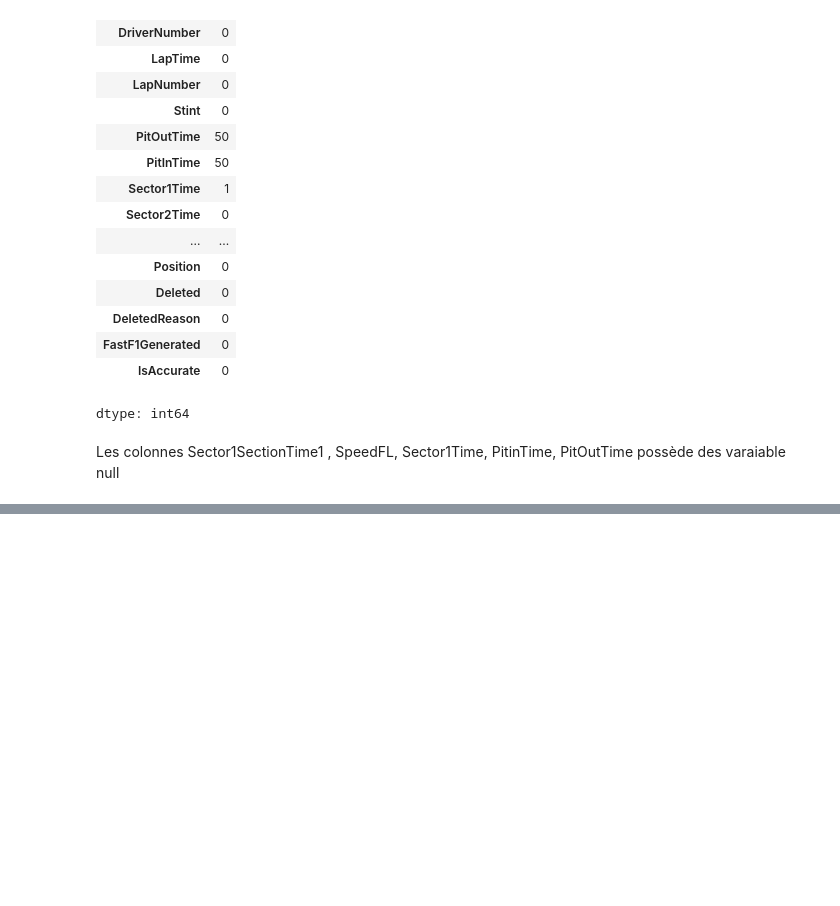
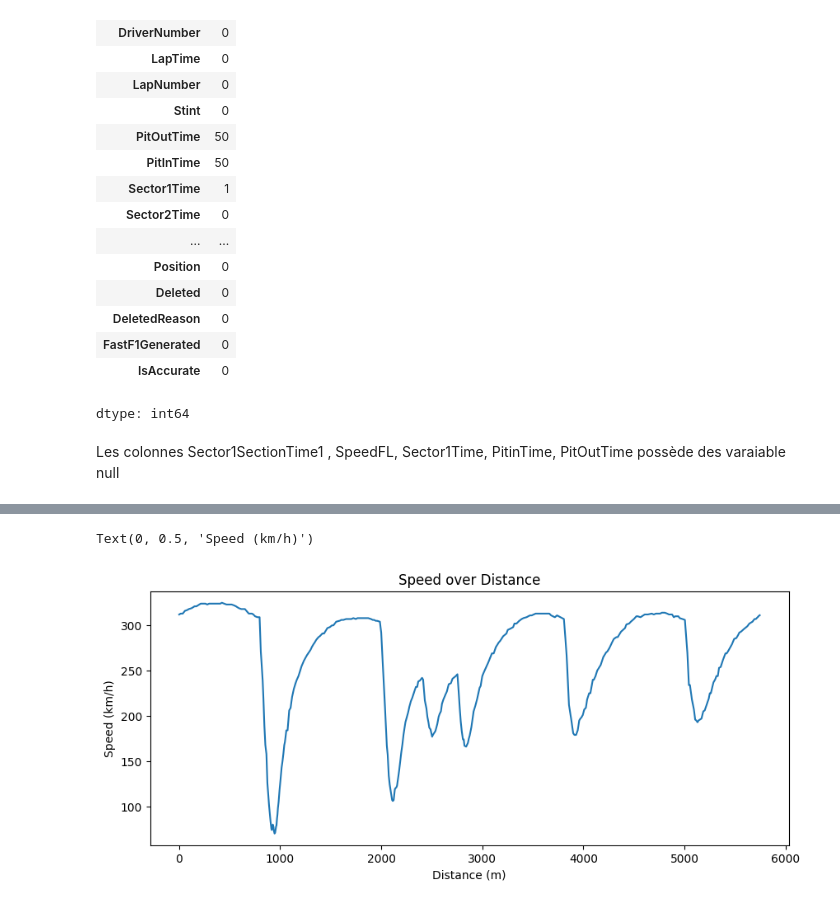
Before and after one commit to Joffreynotfound/F1-Visualizer, a Jupyter notebook: MVP/notebooks/EDA_Fastf1.ipynb, the cells around one changed output, grey strips where cells are left out. Cells and saved outputs as stored; diff of their text form; code cells hidden in the pictures; blank space fills up the shorter version.

```diff
--- a/MVP/notebooks/EDA_Fastf1.ipynb
+++ b/MVP/notebooks/EDA_Fastf1.ipynb
@@ -151,0 +338,9 @@ laps_lec_reduced.head()
+# %%
+plt.figure(figsize=(10, 4))
+plt.plot(clean_telemetry["Distance"], clean_telemetry["Speed"])
+plt.title("Speed over Distance")
+plt.xlabel("Distance (m)")
+plt.ylabel("Speed (km/h)")
+# %% [output]
+Text(0, 0.5, 'Speed (km/h)')
+[figure, added]
```
Also changed, not shown: parts of 19 cells of this notebook.
